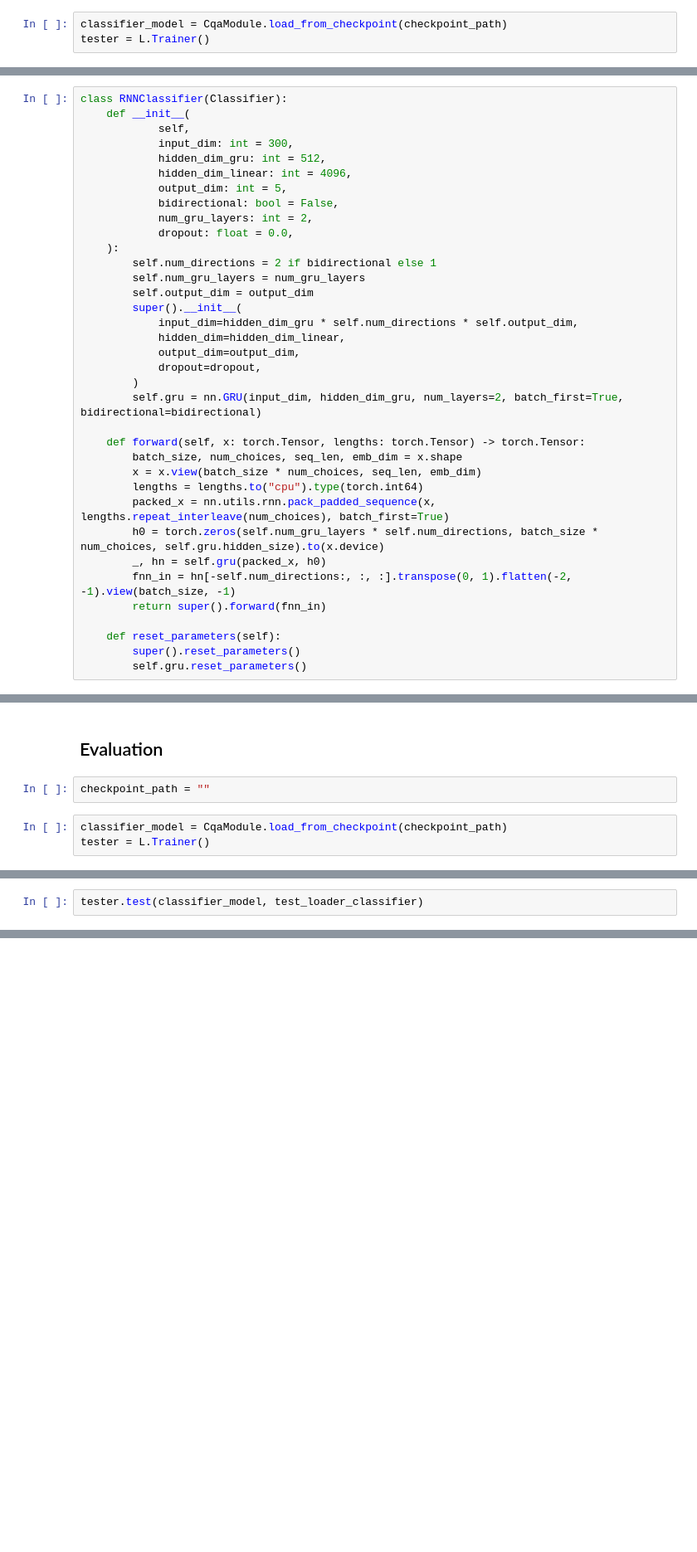
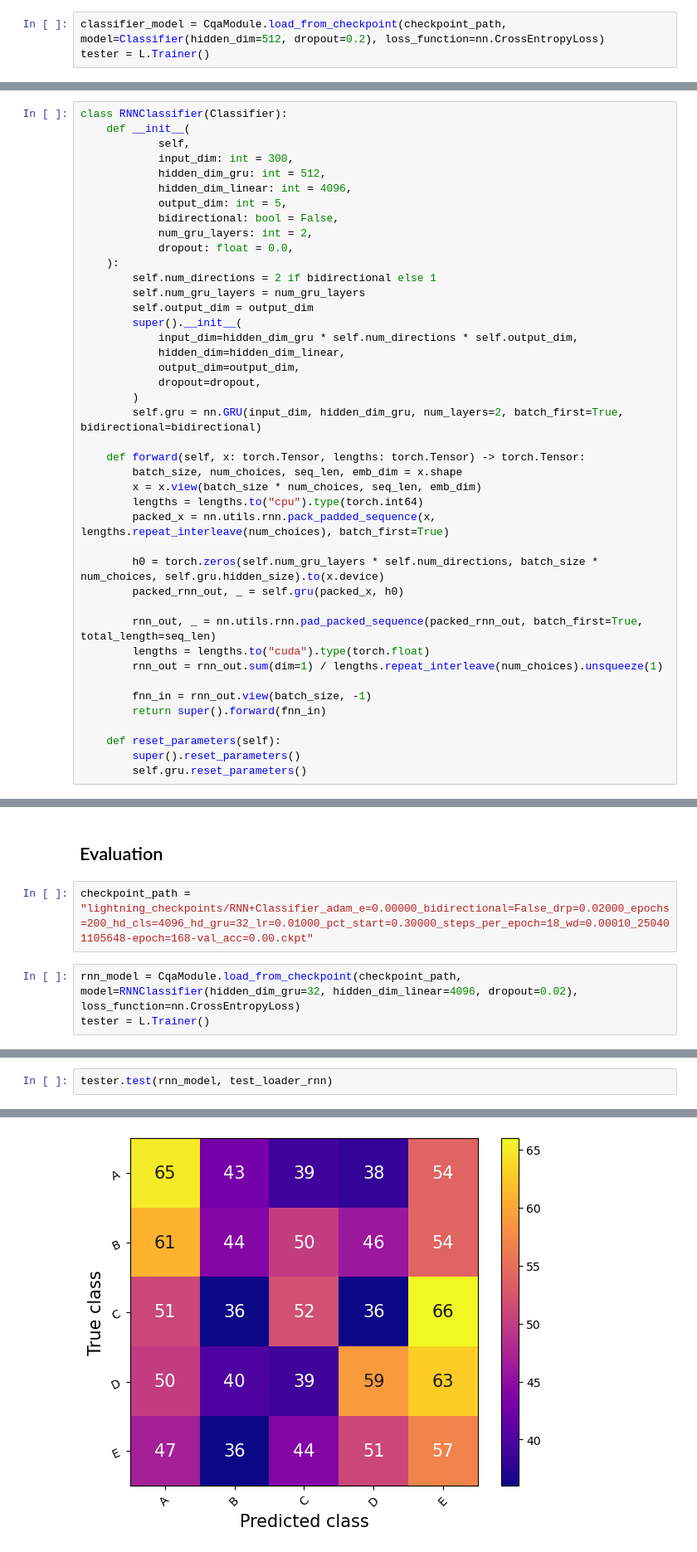
Before and after one commit to d-sbrgr/NLP_FS25, a Jupyter notebook: projects/project_01.ipynb, the cells around one changed output, grey strips where cells are left out. Shown: that part at 83% size. Drawn from its saved outputs; the diff is of its cells as text; blank space fills up the shorter version.

```diff
--- a/projects/project_01.ipynb
+++ b/projects/project_01.ipynb
@@ -623,3 +642,3 @@ checkpoint_path = ""
 # %%
-classifier_model = CqaModule.load_from_checkpoint(checkpoint_path)
+classifier_model = CqaModule.load_from_checkpoint(checkpoint_path, model=Classifier(hidden_dim=512, dropout=0.2), loss_function=nn.CrossEntropyLoss)
 tester = L.Trainer()
@@ -661,9 +692,15 @@ class RNNClassifier(Classifier):
         x = x.view(batch_size * num_choices, seq_len, emb_dim)
         lengths = lengths.to("cpu").type(torch.int64)
         packed_x = nn.utils.rnn.pack_padded_sequence(x, lengths.repeat_interleave(num_choices), batch_first=True)
+
         h0 = torch.zeros(self.num_gru_layers * self.num_directions, batch_size * num_choices, self.gru.hidden_size).to(x.device)
-        _, hn = self.gru(packed_x, h0)
-        fnn_in = hn[-self.num_directions:, :, :].transpose(0, 1).flatten(-2, -1).view(batch_size, -1)
+        packed_rnn_out, _ = self.gru(packed_x, h0)
+
+        rnn_out, _ = nn.utils.rnn.pad_packed_sequence(packed_rnn_out, batch_first=True, total_length=seq_len)
+        lengths = lengths.to("cuda").type(torch.float)
+        rnn_out = rnn_out.sum(dim=1) / lengths.repeat_interleave(num_choices).unsqueeze(1)
+
+        fnn_in = rnn_out.view(batch_size, -1)
         return super().forward(fnn_in)
 
     def reset_parameters(self):
@@ -817,7 +940,7 @@ wandb.api.stop_sweep(sweep_id)
 # %% [markdown]
 ## Evaluation
 # %%
-checkpoint_path = ""
+checkpoint_path = "lightning_checkpoints/RNN+Classifier_adam_e=0.00000_bidirectional=False_drp=0.02000_epochs=200_hd_cls=4096_hd_gru=32_lr=0.01000_pct_start=0.30000_steps_per_epoch=18_wd=0.00010_250401105648-epoch=168-val_acc=0.00.ckpt"
 # %%
-classifier_model = CqaModule.load_from_checkpoint(checkpoint_path)
+rnn_model = CqaModule.load_from_checkpoint(checkpoint_path, model=RNNClassifier(hidden_dim_gru=32, hidden_dim_linear=4096, dropout=0.02), loss_function=nn.CrossEntropyLoss)
 tester = L.Trainer()
@@ -824,2 +952,3 @@ tester = L.Trainer()
 # %%
-tester.test(classifier_model, test_loader_classifier)
+tester.test(rnn_model, test_loader_rnn)
+# %% [output]
@@ -825,0 +959 @@ tester.test(classifier_model, test_loader_classifier)
+[figure, added]
```
Also changed, not shown: parts of 22 cells of this notebook.
